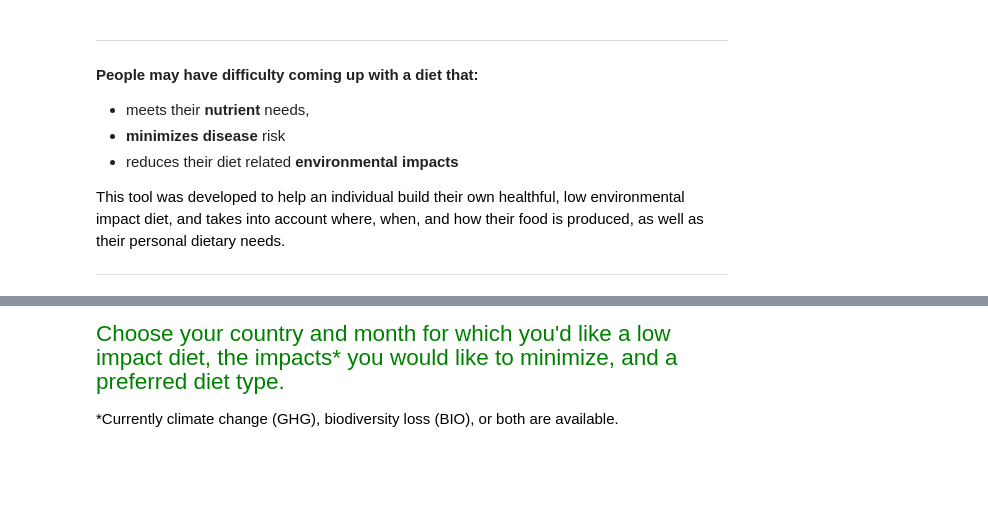
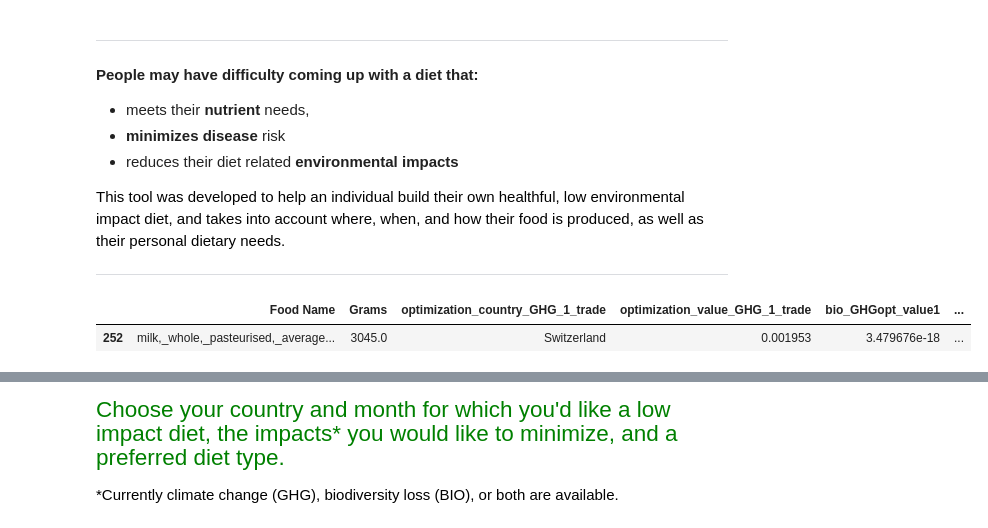
Before and after one commit to clw208/nb1, a Jupyter notebook: User_Inputs.ipynb, the cells around one changed output, grey strips where cells are left out. Cells and saved outputs as stored; diff of their text form; code cells hidden in the pictures; blank space fills up the shorter version.

```diff
--- a/User_Inputs.ipynb
+++ b/User_Inputs.ipynb
@@ -268,3 +269,8 @@ def run_tool(b):
         #print (mpld3.fig_to_html(fig))
         #############
     return df_opt
+# %%
+df_opt.head(1)
+# %% [output]
+|  | Food Name | Grams | optimization_country_GHG_1_trade | optimization_value_GHG_1_trade | bio_GHGopt_value1 | ... |
+| 252 | milk,_whole,_pasteurised,_average... | 3045.0 | Switzerland | 0.001953 | 3.479676e-18 | ... |
```
Also changed, not shown: parts of 5 cells of this notebook, 2 other files.
